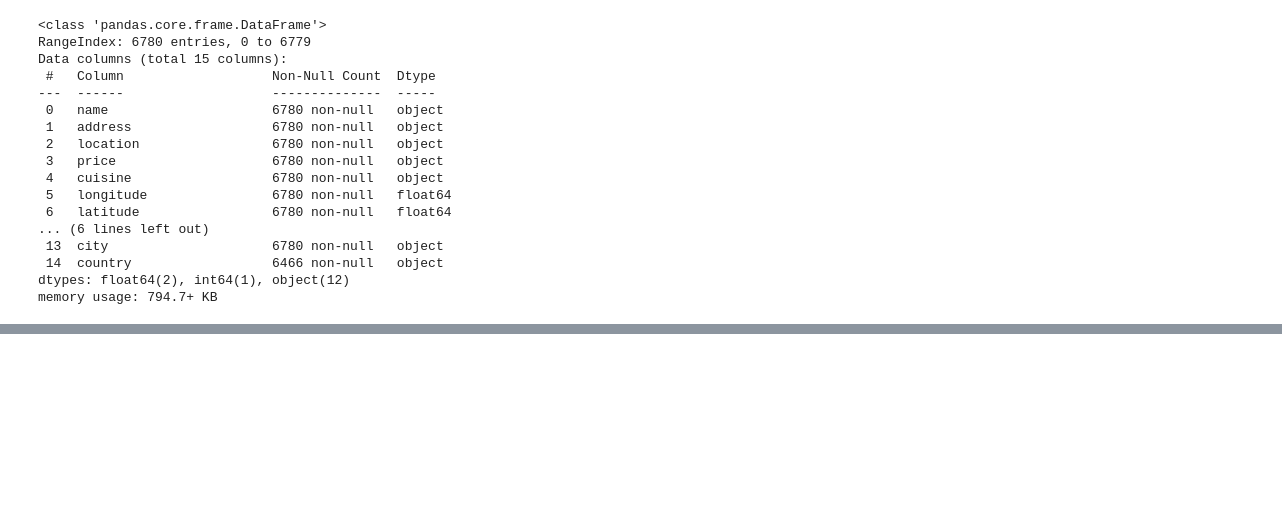
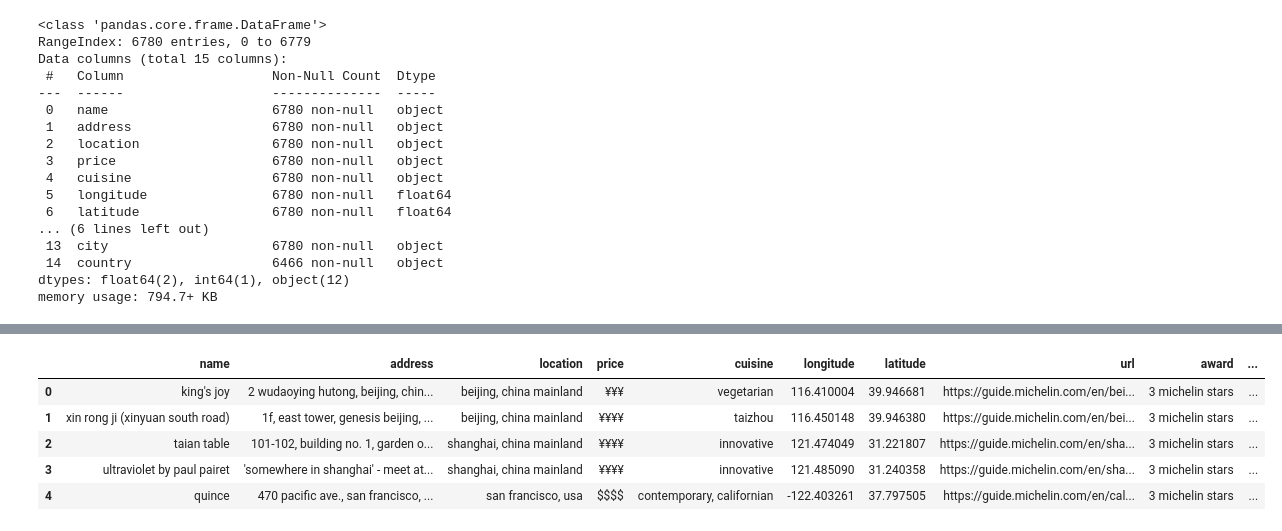
Before and after one commit to CodeupGourmands/Michelin_NLP_Capstone, a Jupyter notebook: cristina_notebook.ipynb, the cells around one changed output, grey strips where cells are left out. Cells and saved outputs as stored; diff of their text form; code cells hidden in the pictures; blank space fills up the shorter version.

```diff
--- a/cristina_notebook.ipynb
+++ b/cristina_notebook.ipynb
@@ -176,0 +198,2 @@ df = df.apply(lambda x: x.str.lower() if(x.dtype == 'object') else x)
+# %%
+ret_df = p.process_nl(df.data)
@@ -176,0 +209,11 @@ df = df.apply(lambda x: x.str.lower() if(x.dtype == 'object') else x)
+# %%
+df = pd.concat([df, ret_df], axis=1)
+# %%
+df.head()
+# %% [output]
+|  | name | address | location | price | cuisine | longitude | latitude | url | award | ... |
+| 0 | king's joy | 2 wudaoying hutong, beijing, chin... | beijing, china mainland | ¥¥¥ | vegetarian | 116.410004 | 39.946681 | https://guide.michelin.com/en/bei... | 3 michelin stars | ... |
+| 1 | xin rong ji (xinyuan south road) | 1f, east tower, genesis beijing, ... | beijing, china mainland | ¥¥¥¥ | taizhou | 116.450148 | 39.946380 | https://guide.michelin.com/en/bei... | 3 michelin stars | ... |
+| 2 | taian table | 101-102, building no. 1, garden o... | shanghai, china mainland | ¥¥¥¥ | innovative | 121.474049 | 31.221807 | https://guide.michelin.com/en/sha... | 3 michelin stars | ... |
+| 3 | ultraviolet by paul pairet | 'somewhere in shanghai' - meet at... | shanghai, china mainland | ¥¥¥¥ | innovative | 121.485090 | 31.240358 | https://guide.michelin.com/en/sha... | 3 michelin stars | ... |
+| 4 | quince | 470 pacific ave., san francisco, ... | san francisco, usa | $$$$ | contemporary, californian | -122.403261 | 37.797505 | https://guide.michelin.com/en/cal... | 3 michelin stars | ... |
```
Also changed, not shown: parts of 6 cells of this notebook.
